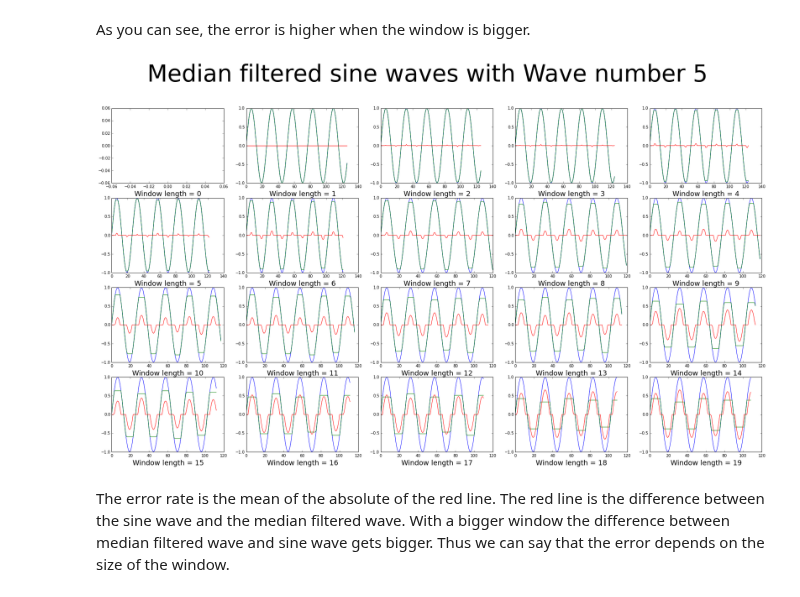
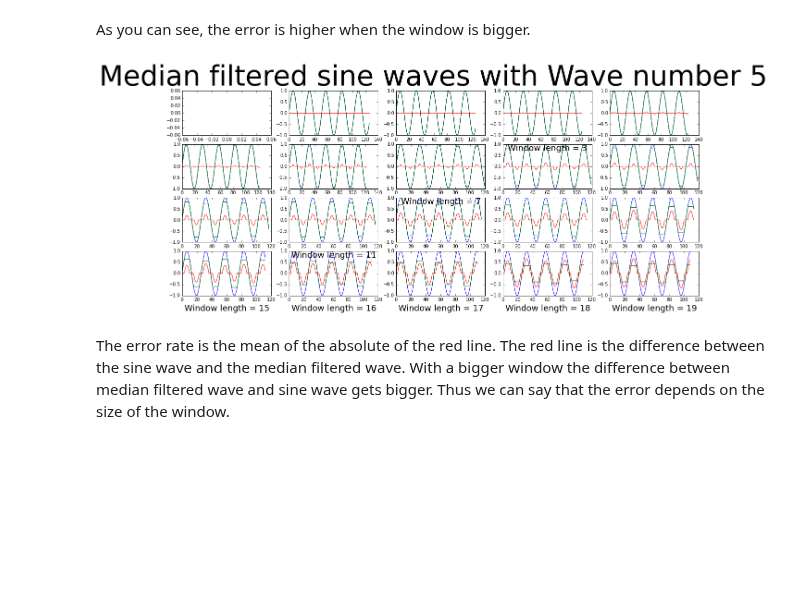
Before and after one commit to ktakagaki/kt-2015-DSPHandsOn, a Jupyter notebook: MedianFilter/Python/04. Summaries/Summary of the error rate of the median with different window lengths.ipynb, the cells around one changed output. Drawn from its saved outputs; the diff is of its cells as text; code cells hidden in the pictures; blank space fills up the shorter version.

Commit message:
fixed some problems with the plots

```diff
--- a/MedianFilter/Python/04. Summaries/Summary of the error rate of the median with different window lengths.ipynb
+++ b/MedianFilter/Python/04. Summaries/Summary of the error rate of the median with different window lengths.ipynb
@@ -37,16 +37,16 @@ for y in range (0,40,2):
 As you can see, the error is higher when the window is bigger.
 # %%
 for z in range (5,6):
-    fig = plt.figure(z, figsize=(30,20)) #creating different figures in one plot, z is the window length
+    fig = plt.figure(z, figsize=(20,10)) #creating different figures in one plot, z is the window length
     for x in range(1, 5):
         for y in range(1, 6):
             plt.subplot(5, 5, x + (y-1)*4)  #creating different subplots in one figure, with x and y the wave number is calculated
             windowLength = (x-1) + (y-1)*4
             functions.medianSinPlot( z, windowLength )
             plt.suptitle('Median filtered sine waves with Wave number ' + str(z), fontsize = 60)
             plt.xlabel(("Window length = "+str((x-1) + (y-1)*4)), fontsize=18)
 # %% [output]
-[figure, old version]
+[figure, new version]
 # %% [markdown]
 The error rate is the mean of the absolute of the red line. The red line is the difference between the sine wave and the median filtered wave. With a bigger window the difference between median filtered wave and sine wave gets bigger. Thus we can say that the error depends on the size of the window.
 # %% [markdown]
```
Also changed, not shown: parts of 3 cells of this notebook.
